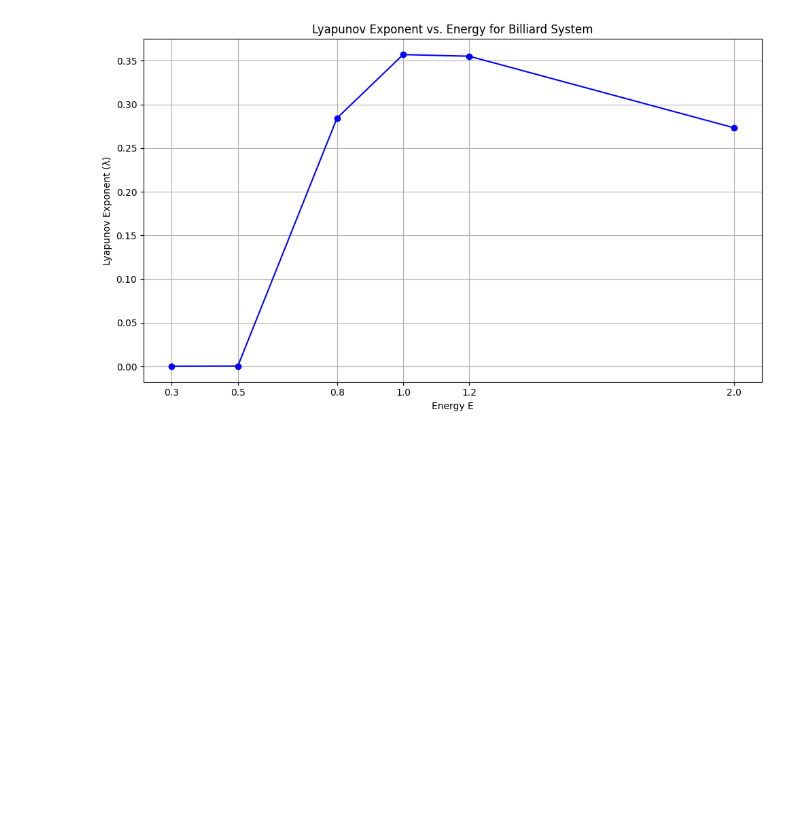
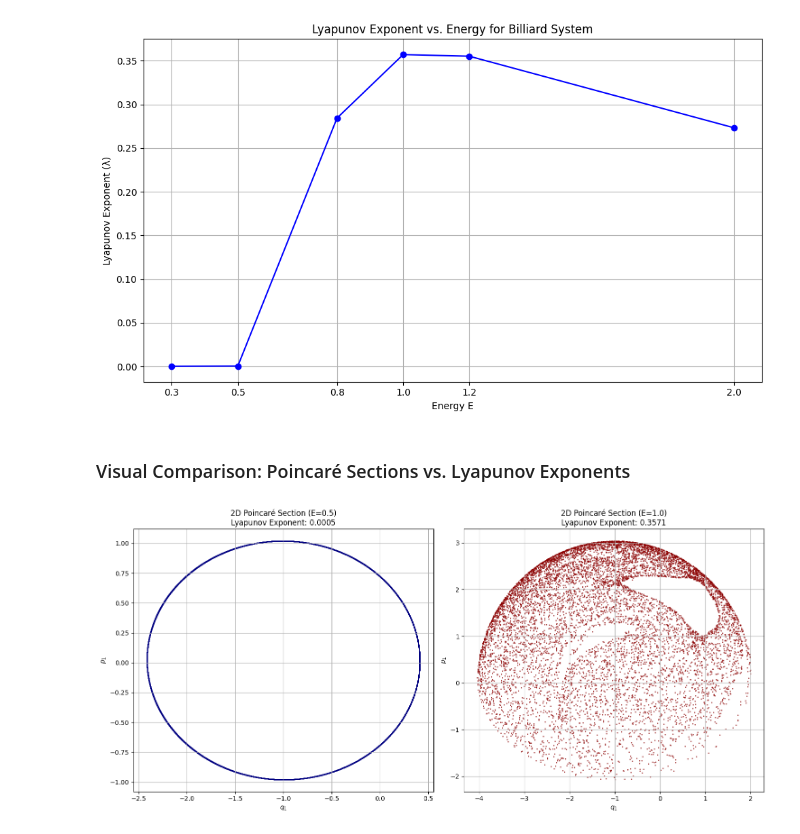
Before and after one commit to D2718281828nis/Neuro-Neuronal_dynamics, a Jupyter notebook: example-Poincare_ball_oscilliation.ipynb, the cells around one changed output. Drawn from its saved outputs; the diff is of its cells as text; code cells hidden in the pictures; blank space fills up the shorter version.

```diff
--- a/example-Poincare_ball_oscilliation.ipynb
+++ b/example-Poincare_ball_oscilliation.ipynb
@@ -377,3 +394,35 @@ plt.tight_layout()
 plt.show()
 # %% [output]
 [figure]
+# %% [markdown]
+### Visual Comparison: Poincaré Sections vs. Lyapunov Exponents
+# %%
+E_list_demo = [0.5, 1.0] # Energies to compare
+num_iterations_demo = 10000 # Number of iterations for Poincaré sections
+
+plt.figure(figsize=(15, 7))
+
+for i, E_val in enumerate(E_list_demo):
+    # Generate initial condition for Poincaré section
+    # Use a fixed seed for reproducibility, or vary for different initial conditions
+    initial_state_demo = generate_initial_condition_on_sphere(E_val, seed=seeds[i])
+
+    # Iterate the Poincaré map to get trajectory points
+    cart_trajectory_demo = get_poincare_section_data(initial_state_demo, E_val, num_iterations_demo)
+
+    q1_demo_arr = cart_trajectory_demo[:, 0]
+    p1_demo_arr = cart_trajectory_demo[:, 1]
+
+    plt.subplot(1, 2, i + 1)
+    plt.scatter(q1_demo_arr, p1_demo_arr, s=1, alpha=0.7, c='navy' if E_val < 0.7 else 'darkred')
+    plt.xlabel('$q_1$')
+    plt.ylabel('$p_1$')
+
+    lyapunov_exp = le_results.get(E_val, 'N/A')
+    plt.title(f'2D Poincaré Section (E={E_val})\nLyapunov Exponent: {lyapunov_exp:.4f}')
+    plt.grid(True)
+
+plt.tight_layout()
+plt.show()
+# %% [output]
+[figure, added]
```
Also changed, not shown: parts of 1 cell of this notebook.
